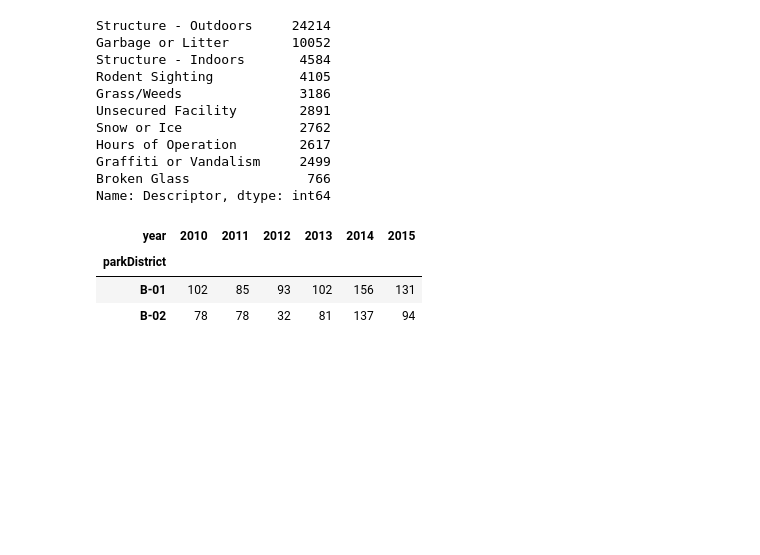
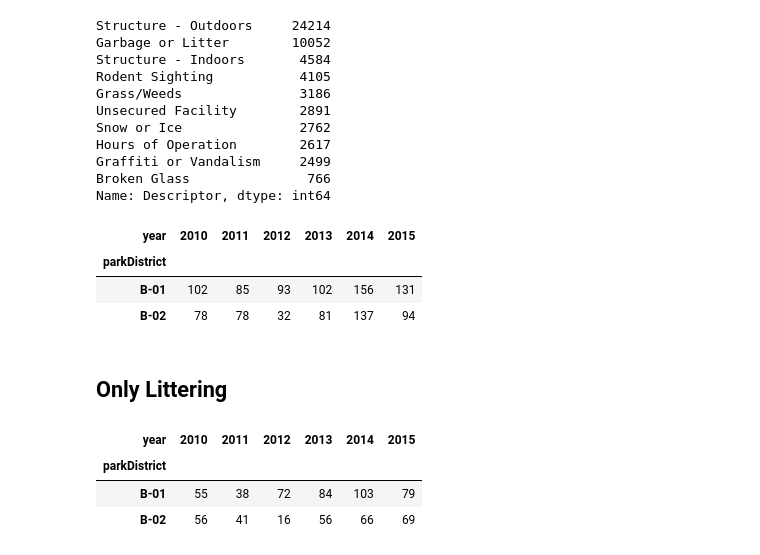
Before and after one commit to gdobler/parqa, a Jupyter notebook: 311/5_Calls_TImeseries.ipynb, the cells around one changed output. Saved outputs shown, nothing was run; the diff lists cells and outputs as text; code cells hidden in the pictures; blank space fills up the shorter version.

Commit message:
Litter Timeseries
Next:
- get litter score time series
- get calls in the time of quality checks

```diff
--- a/311/5_Calls_TImeseries.ipynb
+++ b/311/5_Calls_TImeseries.ipynb
@@ -77,3 +77,16 @@ ts_p.head(2)
 | parkDistrict |  |  |  |  |  |  |
 | B-01 | 102 | 85 | 93 | 102 | 156 | 131 |
 | B-02 | 78 | 78 | 32 | 81 | 137 | 94 |
+# %% [markdown]
+## Only Littering
+# %%
+l_calls = calls[calls.Descriptor=='Garbage or Litter']
+# %%
+ts_l = l_calls.groupby(['parkDistrict','year']).size().unstack()
+ts_l.to_csv(PARQA + '/parqa/311/TIMESERIES/311_timeseries_litter.csv')
+ts_l.head(2)
+# %% [output]
+| year | 2010 | 2011 | 2012 | 2013 | 2014 | 2015 |
+| parkDistrict |  |  |  |  |  |  |
+| B-01 | 55 | 38 | 72 | 84 | 103 | 79 |
+| B-02 | 56 | 41 | 16 | 56 | 66 | 69 |
```
Also changed, not shown: 1 other file.
